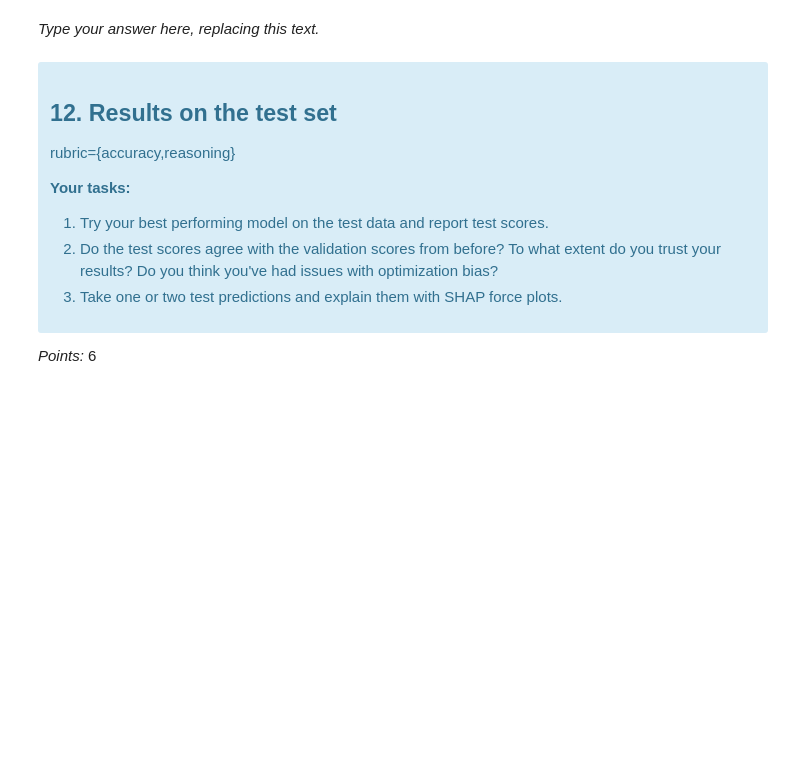
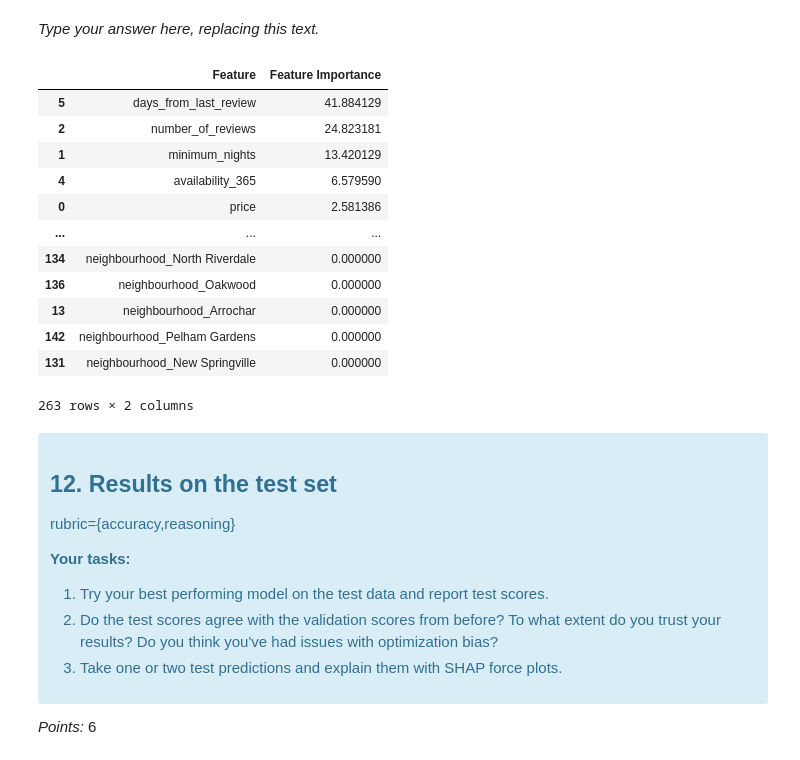
Before and after one commit to UBC-MDS/AirBNB_Luke_HanChen_573lab4, a Jupyter notebook: lab4-main.ipynb, the cells around one changed output. Saved outputs shown, nothing was run; the diff lists cells and outputs as text; code cells hidden in the pictures; blank space fills up the shorter version.

```diff
--- a/lab4-main.ipynb
+++ b/lab4-main.ipynb
@@ -819,20 +842,27 @@ _Type your answer here, replacing this text._
 # %%
 # Generate a table showing feature importances.
 feat_importance = grid_search.best_estimator_.named_steps["catboostregressor"].feature_importances_
 
-# transformed data
-preprocessor.fit(X_train, y_train)
-X_train_transformed = preprocessor.transform(X_train)
-ohe_features = (
-    preprocessor.named_transformers_["onehotencoder"].get_feature_names_out().tolist()
-)
-
 # Code to get all the feature names
-feature_names = numerical_features + ohe_features
+feature_names = numeric_features + ohe_features + discretization_features
 
 pd.DataFrame({"Feature": feature_names, "Feature Importance": feat_importance}).sort_values(
     by="Feature Importance", ascending=False
 )
+# %% [output]
+|  | Feature | Feature Importance |
+| 5 | days_from_last_review | 41.884129 |
+| 2 | number_of_reviews | 24.823181 |
+| 1 | minimum_nights | 13.420129 |
+| 4 | availability_365 | 6.579590 |
+| 0 | price | 2.581386 |
+| ... | ... | ... |
+| 134 | neighbourhood_North Riverdale | 0.000000 |
+| 136 | neighbourhood_Oakwood | 0.000000 |
+| 13 | neighbourhood_Arrochar | 0.000000 |
+| 142 | neighbourhood_Pelham Gardens | 0.000000 |
+| 131 | neighbourhood_New Springville | 0.000000 |
+263 rows × 2 columns
 # %% [markdown]
 <!-- END QUESTION -->
 
```
Also changed, not shown: parts of 2 cells of this notebook.
